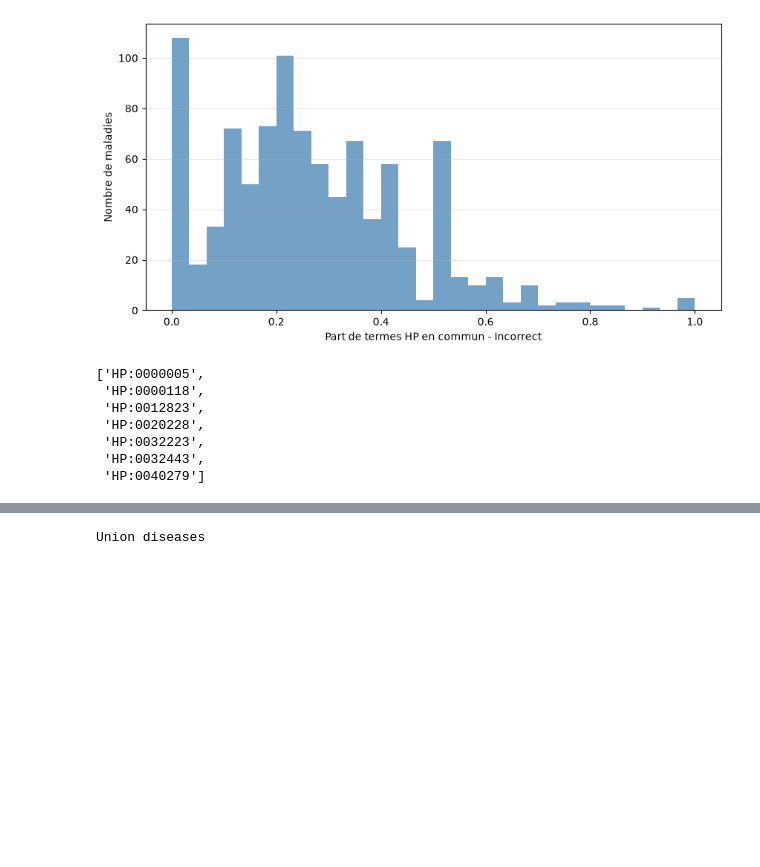
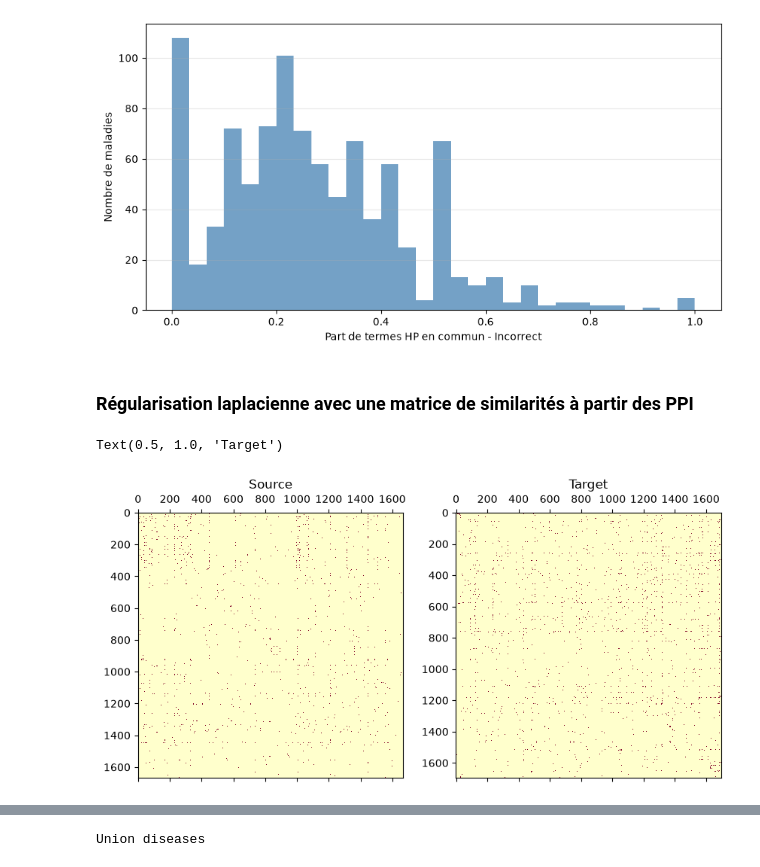
Before and after one commit to averniere/OT_simulation_maladies, a Jupyter notebook: Embeddings/brouillon.ipynb, the cells around one changed output, grey strips where cells are left out. Saved outputs shown, nothing was run; the diff lists cells and outputs as text; code cells hidden in the pictures; blank space fills up the shorter version.

Commit message:
correction du code de reg laplacienne

```diff
--- a/Embeddings/brouillon.ipynb
+++ b/Embeddings/brouillon.ipynb
@@ -179,19 +154,5 @@ ax.grid(axis='y', alpha=0.3)
 plt.show()
 # %% [output]
 [figure]
-# %%
-import networkx as nx
-import numpy as np
-
-l = [len(nx.descendants(G_hpo_work, n)) for n in G_hpo_work.nodes()]
-np.unique(l)
-
-list(G_hpo_work.predecessors('HP:0000001'))
-# %% [output]
-['HP:0000005',
- 'HP:0000118',
- 'HP:0012823',
- 'HP:0020228',
- 'HP:0032223',
- 'HP:0032443',
- 'HP:0040279']
+# %% [markdown]
+### Régularisation laplacienne avec une matrice de similarités à partir des PPI
@@ -197,0 +268,21 @@ list(G_hpo_work.predecessors('HP:0000001'))
+# %%
+df1_omim_da = df1_omim[df1_omim['disease_id'].isin(w_omim_P['database_id'])].reset_index()
+df1_orpha_da = df1_orpha[df1_orpha['disease_id'].isin(w_orpha_P['database_id'])].reset_index()
+
+simi_source = simi_ppi(df1_omim_da)
+simi_target = simi_ppi(df1_orpha_da)
+
+w_omim_da = w_omim_P[w_omim_P['database_id'].isin(df1_omim_da['disease_id'])].reset_index()
+w_orpha_da = w_orpha_P[w_orpha_P['database_id'].isin(df1_orpha_da['disease_id'])].reset_index()
+work_cols = [c for c in w_omim_da.columns if c.startswith("HP")]
+gt_set_da, valid_omim_da, valid_orpha_da = f_ground_truth(w_omim_da, w_orpha_da, df_orpha_omim_exact)
+# %%
+import matplotlib.pyplot as plt
+fig, axes = plt.subplots(1, 2, figsize=(10, 5))
+axes[0].matshow(simi_source, cmap="YlOrRd")
+axes[0].set_title("Source")
+axes[1].matshow(simi_target, cmap="YlOrRd")
+axes[1].set_title("Target")
+# %% [output]
+Text(0.5, 1.0, 'Target')
+[figure, added]
```
Also changed, not shown: parts of 11 cells of this notebook, 2 other files.
